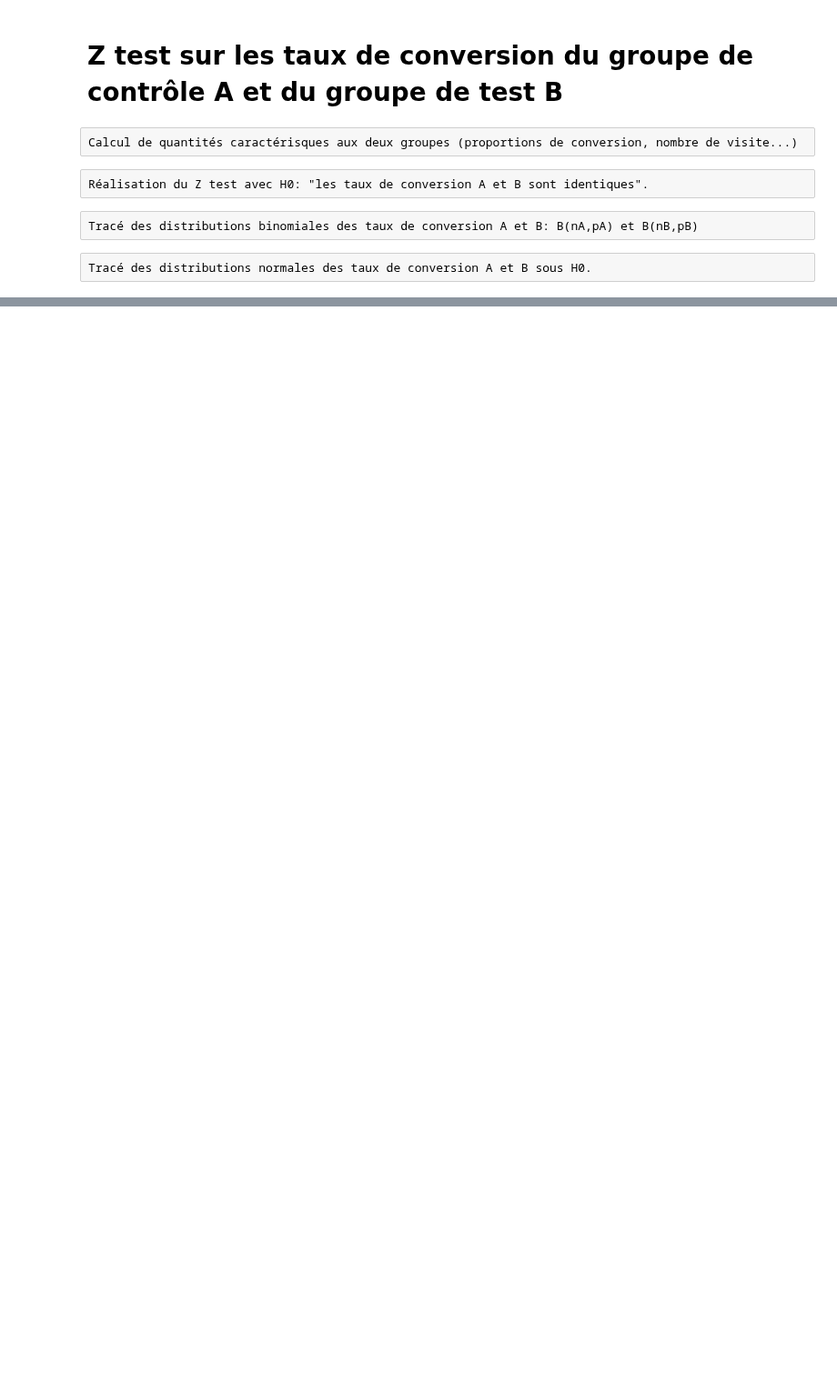
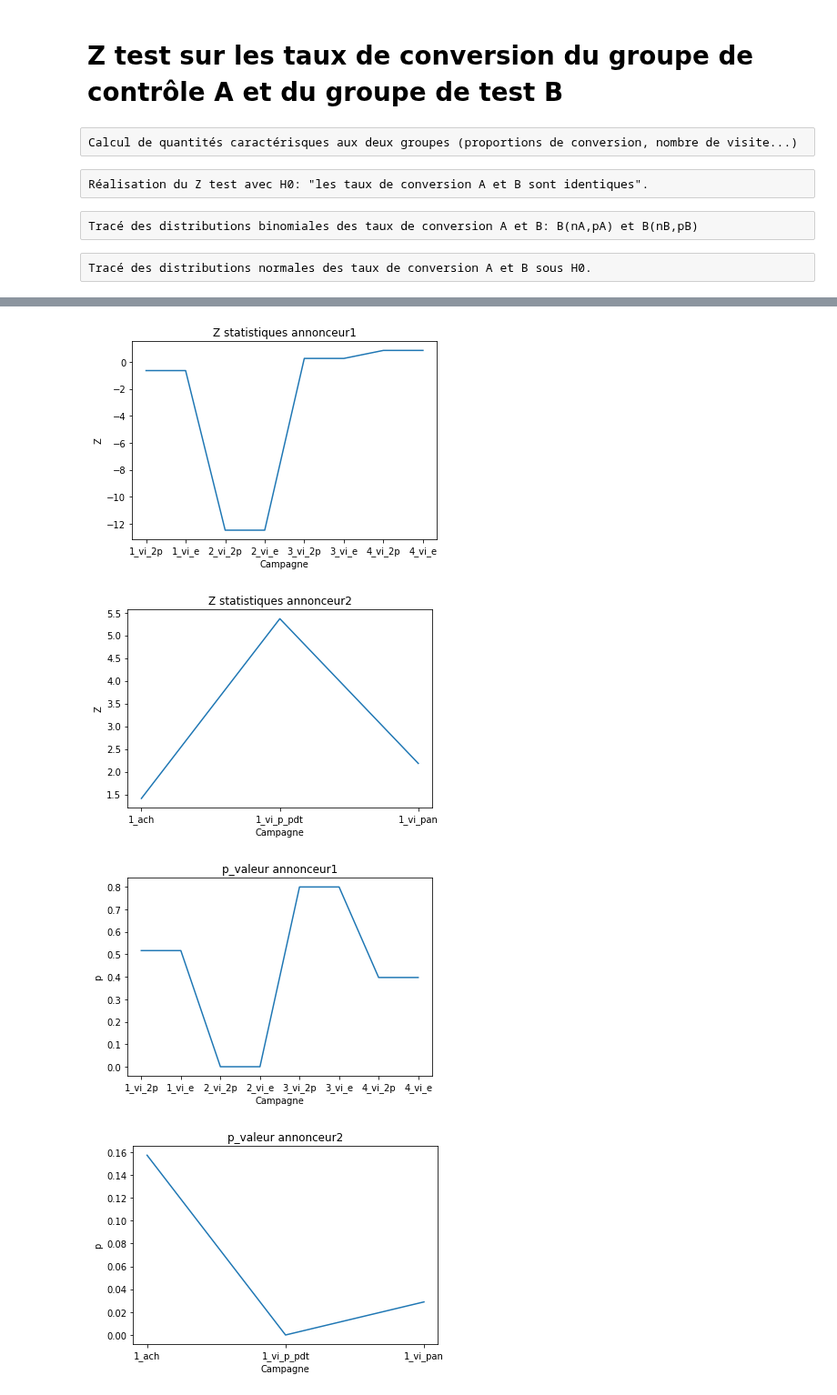
Before and after one commit to mariondechallens/1000mercis, a Jupyter notebook: Analyses/Z test .ipynb, the cells around one changed output, grey strips where cells are left out. Shown at 91% size. Drawn from its saved outputs; the diff is of its cells as text; code cells hidden in the pictures; blank space fills up the shorter version.

Commit message:
test Z lancé sur les campagnes

```diff
--- a/Analyses/Z test .ipynb
+++ b/Analyses/Z test .ipynb
@@ -96,0 +111,60 @@ p-value:
+# %%
+#annonceur 2
+ann2 = 'annonceur2/annonceur2'
+index2 = ['1_ach','1_vi_p_pdt','1_vi_pan']
+campag2 = [
+    'annonceur2_campaign1_achat',
+    'annonceur2_campaign1_visite_page_produit',
+    'annonceur2_campaign1_visite_panier'
+]
+A2 = pd.DataFrame(index = index2,columns = ['Z_stat','pvalue'])
+i=0
+for key2 in campag2 :
+    print(key2)
+    data = pd.read_hdf(folder + ann2 + '.hdf', key=key2)
+    test = testZ(data)
+    A2['Z_stat'][index2[i]] = test[0]
+    A2['pvalue'][index2[i]] = test[1]
+    i = i + 1
+# %%
+#plots
+plt.plot(A1['Z_stat'])
+plt.title('Z statistiques annonceur1')
+plt.xlabel('Campagne')
+plt.ylabel('Z')
+plt.show()
+
+plt.plot(A2['Z_stat'])
+plt.title('Z statistiques annonceur2')
+plt.xlabel('Campagne')
+plt.ylabel('Z')
+plt.show()
+
+plt.plot(A1['pvalue'])
+plt.title('p_valeur annonceur1')
+plt.xlabel('Campagne')
+plt.ylabel('p')
+plt.show()
+
+plt.plot(A2['pvalue'])
+plt.title('p_valeur annonceur2')
+plt.xlabel('Campagne')
+plt.ylabel('p')
+plt.show()
+
+plt.plot(A1['Z_stat'],A1['pvalue'])
+plt.title('Z statistiques et p_valeur annonceur1')
+plt.xlabel('Z stat')
+plt.ylabel('p_valeur')
+plt.show()
+
+plt.plot(A2['Z_stat'],A2['pvalue'])
+plt.title('Z statistiques et p_valeur annonceur2')
+plt.xlabel('Z stat')
+plt.ylabel('p_valeur')
+plt.show()
+# %% [output]
+[figure, added]
+[figure, added]
+[figure, added]
+[figure, added]
```
Also changed, not shown: parts of 6 cells of this notebook, 2 other files.
